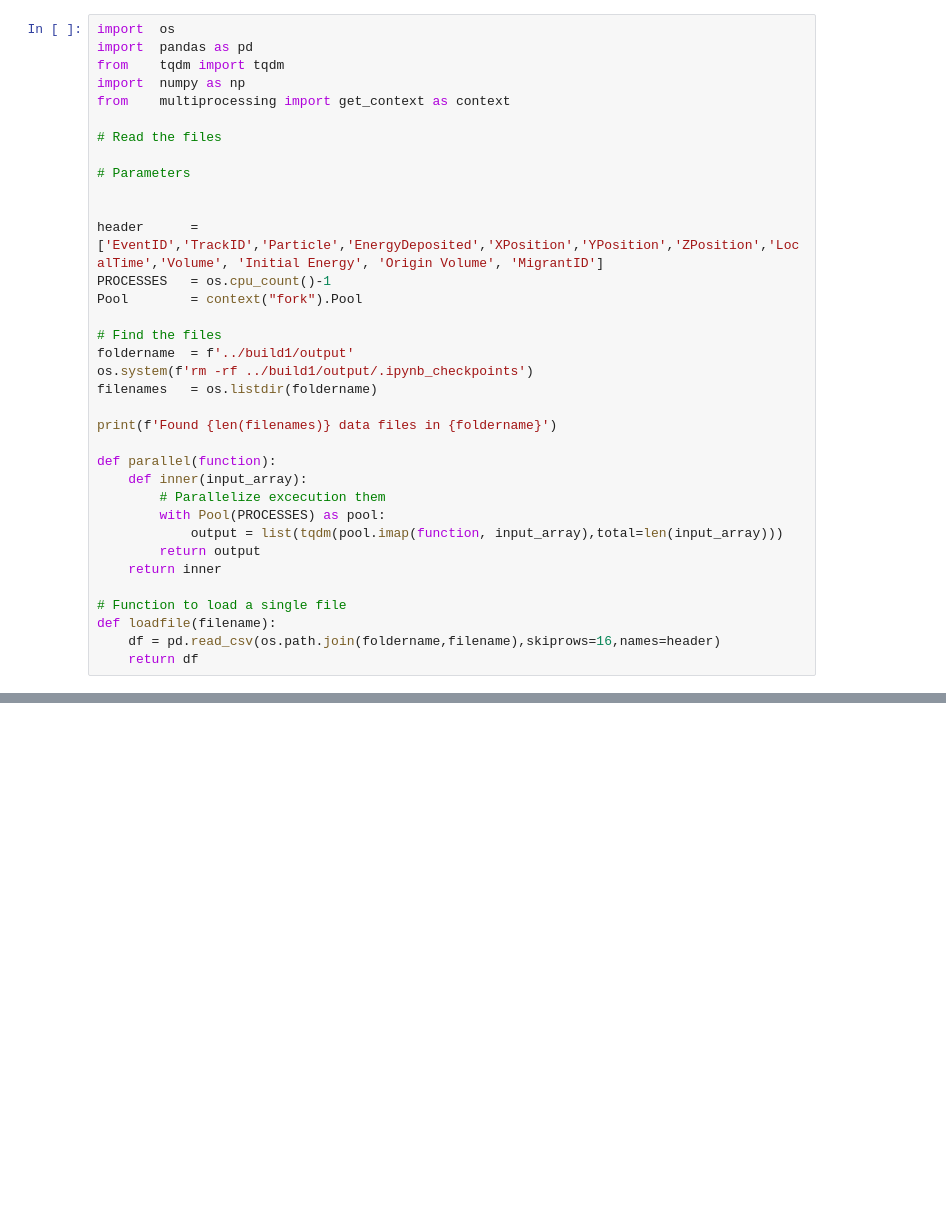
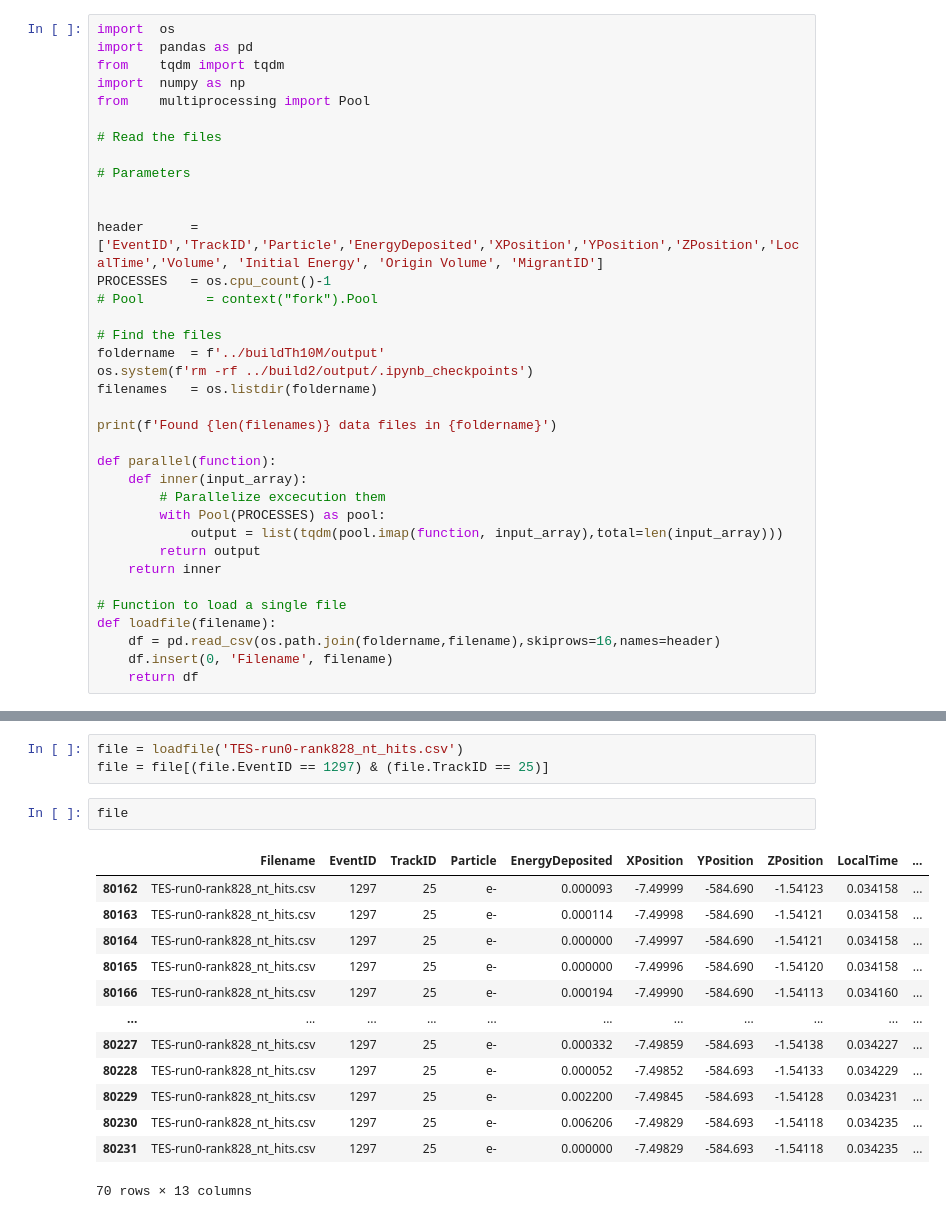
Before and after one commit to nyuad-astroparticle/tes-geant, a Jupyter notebook: analysis/coincidence.ipynb, the cells around one changed output, grey strips where cells are left out. Cells and saved outputs as stored; diff of their text form; blank space fills up the shorter version.

```diff
--- a/analysis/coincidence.ipynb
+++ b/analysis/coincidence.ipynb
@@ -3,7 +3,7 @@ import  os
 import  pandas as pd
 from    tqdm import tqdm
 import  numpy as np
-from    multiprocessing import get_context as context
+from    multiprocessing import Pool
 
 # Read the files
 
@@ -12,11 +12,11 @@ from    multiprocessing import get_context as context
 
 header      = ['EventID','TrackID','Particle','EnergyDeposited','XPosition','YPosition','ZPosition','LocalTime','Volume', 'Initial Energy', 'Origin Volume', 'MigrantID']
 PROCESSES   = os.cpu_count()-1
-Pool        = context("fork").Pool
+# Pool        = context("fork").Pool
 
 # Find the files
-foldername  = f'../build1/output'
-os.system(f'rm -rf ../build1/output/.ipynb_checkpoints')
+foldername  = f'../buildTh10M/output'
+os.system(f'rm -rf ../build2/output/.ipynb_checkpoints')
 filenames   = os.listdir(foldername)
 
 print(f'Found {len(filenames)} data files in {foldername}')
@@ -32,5 +32,6 @@ def parallel(function):
 # Function to load a single file
 def loadfile(filename):
     df = pd.read_csv(os.path.join(foldername,filename),skiprows=16,names=header)
+    df.insert(0, 'Filename', filename)
     return df
 # %% [output]
@@ -109,0 +305,19 @@ TES Hits = 393; Triple Coincidences = 4707; Quadruple Coincidences = 6
+# %%
+file = loadfile('TES-run0-rank828_nt_hits.csv')
+file = file[(file.EventID == 1297) & (file.TrackID == 25)]
+# %%
+file
+# %% [output]
+|  | Filename | EventID | TrackID | Particle | EnergyDeposited | XPosition | YPosition | ZPosition | LocalTime | ... |
+| 80162 | TES-run0-rank828_nt_hits.csv | 1297 | 25 | e- | 0.000093 | -7.49999 | -584.690 | -1.54123 | 0.034158 | ... |
+| 80163 | TES-run0-rank828_nt_hits.csv | 1297 | 25 | e- | 0.000114 | -7.49998 | -584.690 | -1.54121 | 0.034158 | ... |
+| 80164 | TES-run0-rank828_nt_hits.csv | 1297 | 25 | e- | 0.000000 | -7.49997 | -584.690 | -1.54121 | 0.034158 | ... |
+| 80165 | TES-run0-rank828_nt_hits.csv | 1297 | 25 | e- | 0.000000 | -7.49996 | -584.690 | -1.54120 | 0.034158 | ... |
+| 80166 | TES-run0-rank828_nt_hits.csv | 1297 | 25 | e- | 0.000194 | -7.49990 | -584.690 | -1.54113 | 0.034160 | ... |
+| ... | ... | ... | ... | ... | ... | ... | ... | ... | ... | ... |
+| 80227 | TES-run0-rank828_nt_hits.csv | 1297 | 25 | e- | 0.000332 | -7.49859 | -584.693 | -1.54138 | 0.034227 | ... |
+| 80228 | TES-run0-rank828_nt_hits.csv | 1297 | 25 | e- | 0.000052 | -7.49852 | -584.693 | -1.54133 | 0.034229 | ... |
+| 80229 | TES-run0-rank828_nt_hits.csv | 1297 | 25 | e- | 0.002200 | -7.49845 | -584.693 | -1.54128 | 0.034231 | ... |
+| 80230 | TES-run0-rank828_nt_hits.csv | 1297 | 25 | e- | 0.006206 | -7.49829 | -584.693 | -1.54118 | 0.034235 | ... |
+| 80231 | TES-run0-rank828_nt_hits.csv | 1297 | 25 | e- | 0.000000 | -7.49829 | -584.693 | -1.54118 | 0.034235 | ... |
+70 rows × 13 columns
```
Also changed, not shown: parts of 13 cells of this notebook, 2 other files.
